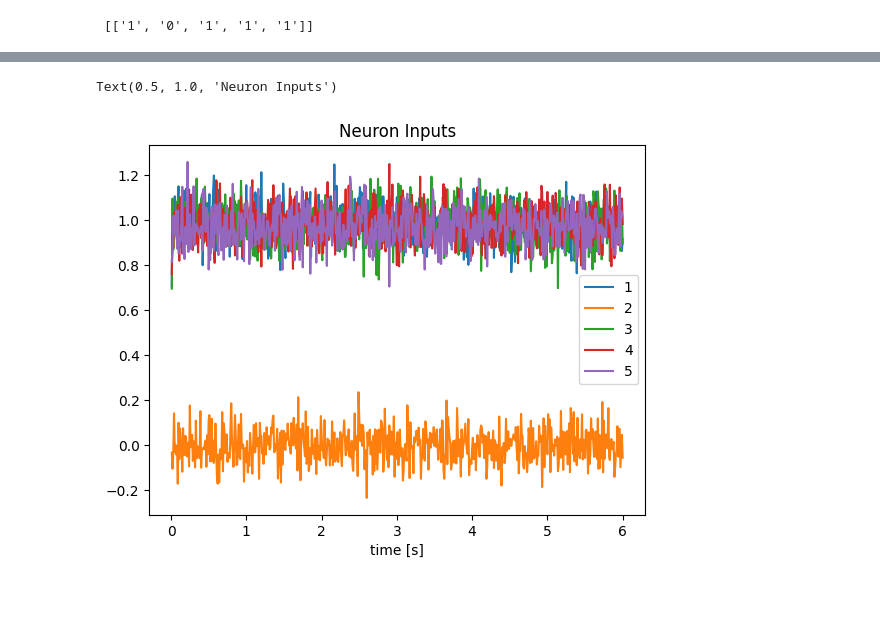
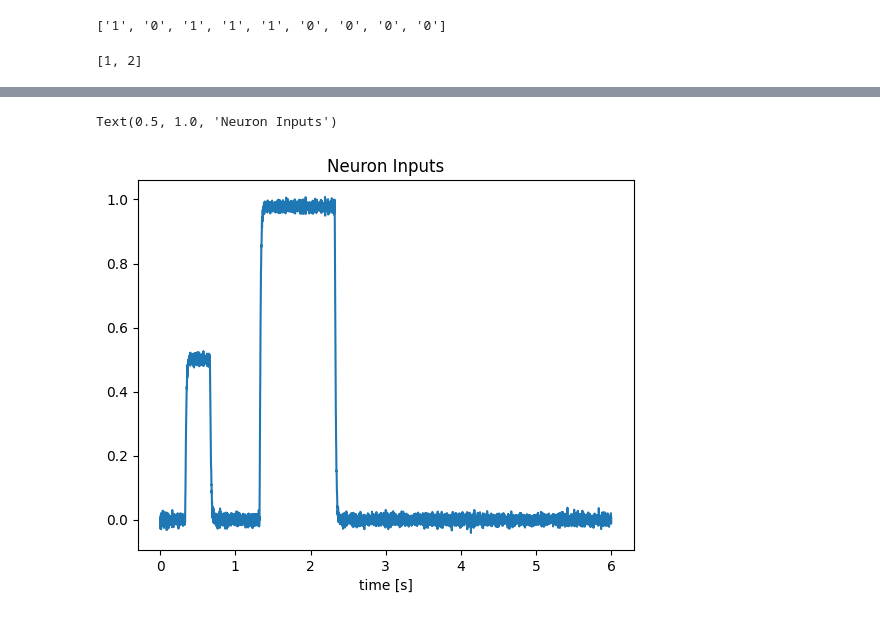
Before and after one commit to alexmercier5/Neurmorph_Final, a Jupyter notebook: final.ipynb, the cells around one changed output, grey strips where cells are left out. Drawn from its saved outputs; the diff is of its cells as text; code cells hidden in the pictures.

```diff
--- a/final.ipynb
+++ b/final.ipynb
@@ -91,11 +94,52 @@ print('\n', my_morse, '\n')
-# %%
-temp_inputs = []
-for i in range(len(my_morse)):
-    temp_inputs.append(list(my_morse[i]))
-print('\n', temp_inputs)
-
-#I need to rewrite this to handle inputs that aren't consisten with rows/cols (ie AM has two rows of different amounts of columns)
-row, col = np.shape(temp_inputs)
-# %% [output]
- [['1', '0', '1', '1', '1']]
+# %%
+temp_inputs = [int for string in my_morse for int in string] #got this line from Chat GPT
+for i in range(0,4):
+    temp_inputs.append('0')
+print(temp_inputs)
+# %% [output]
+['1', '0', '1', '1', '1', '0', '0', '0', '0']
+# %%
+model = nengo.Network(label="Mercier Final Project")
+
+send_inp = [] #1 for dot; 2 for dash
+count = 0
+for i in range(len(temp_inputs)):
+    if temp_inputs[i] == '1':
+        count += 1
+        if count == 3:
+            send_inp.append(2)
+            count = 0
+    if temp_inputs[i] == '0' and count == 1:
+        send_inp.append(1)
+        count = 0
+print(send_inp)
+
+with model:
+    def input_func(array_in):
+        t = [0]
+        x = [0]
+        for i in array_in:
+            if i == 1:
+                x.append(.5)
+                x.append(0)
+                t.append(t[-1]+.33)
+                t.append(t[-1]+.33)
+            elif i ==2:
+                x.append(1)
+                x.append(0)
+                t.append(t[-1]+.66)
+                t.append(t[-1]+1)
+        piecewise = Piecewise({time:value for time, value in zip(t,x)})
+        return piecewise
+
+    input_node = nengo.Node(input_func(send_inp))
+# %% [output]
+[1, 2]
+# %%
+with model:
+    ensembleA = nengo.Ensemble(n_neurons=200, dimensions=1)
+    nengo.Connection(input_node, ensembleA)
+
+    probe1 = nengo.Probe(input_node)
+    probe2 = nengo.Probe(ensembleA, synapse=.01)
 # %%
@@ -132,11 +176,11 @@ with nengo.Simulator(model) as sim:
 [interactive output not drawn]
 # %%
 plt.figure()
-for i in range(len(probes)):
-    plt.plot(sim.trange(sample_every=0.01), sim.data[probes[i]])
+#plt.plot(sim.trange(), sim.data[probe1], label="Input Node")
+plt.plot(sim.trange(), sim.data[probe2], label="Input Ensemble")
 plt.xlabel("time [s]")
-plt.legend([1, 2, 3, 4, 5])
+#plt.legend([1, 2, 3, 4, 5])
 plt.title("Neuron Inputs")
 # %% [output]
 Text(0.5, 1.0, 'Neuron Inputs')
-[figure, old version]
+[figure, new version]
```
Also changed, not shown: parts of 3 cells of this notebook, 1 other file.
